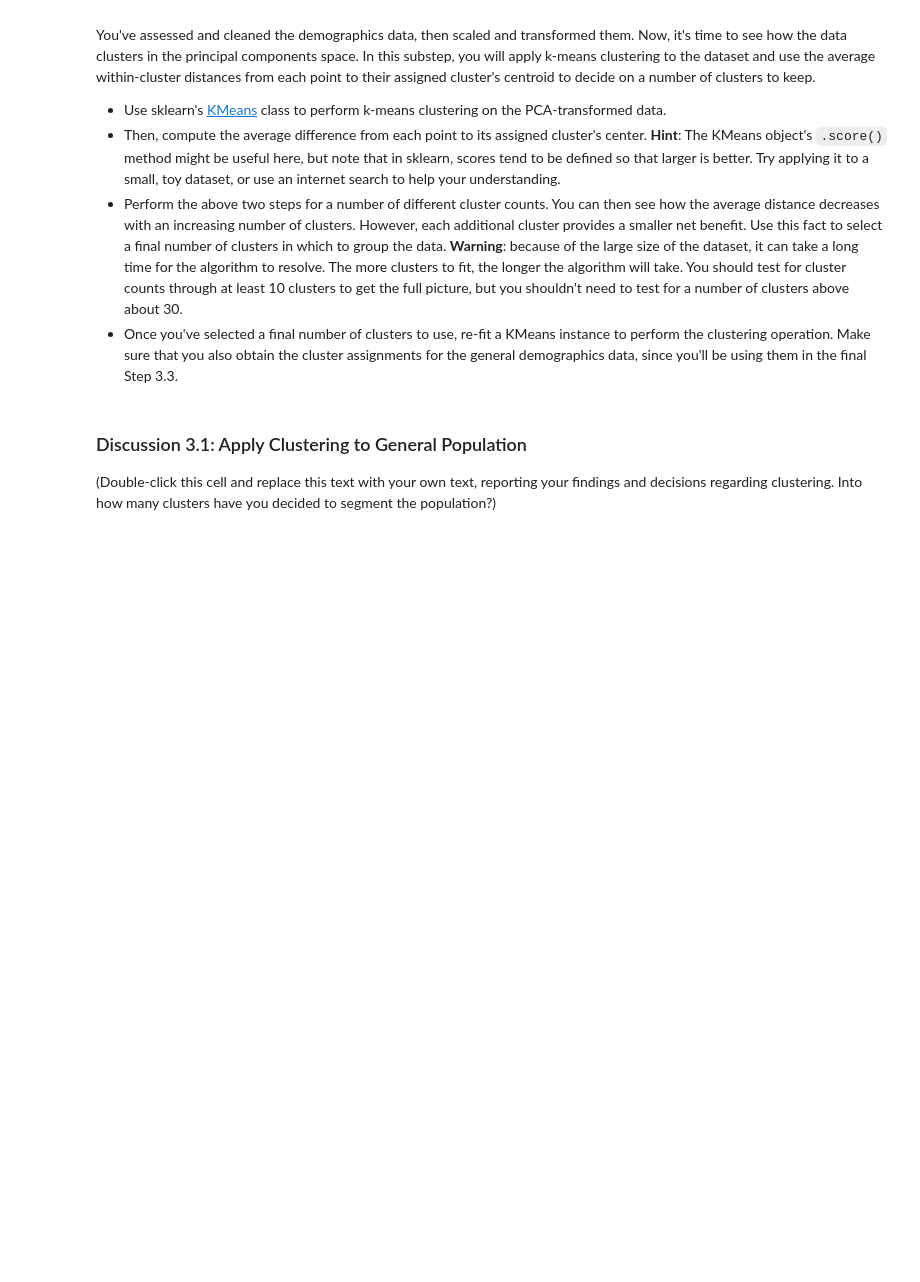
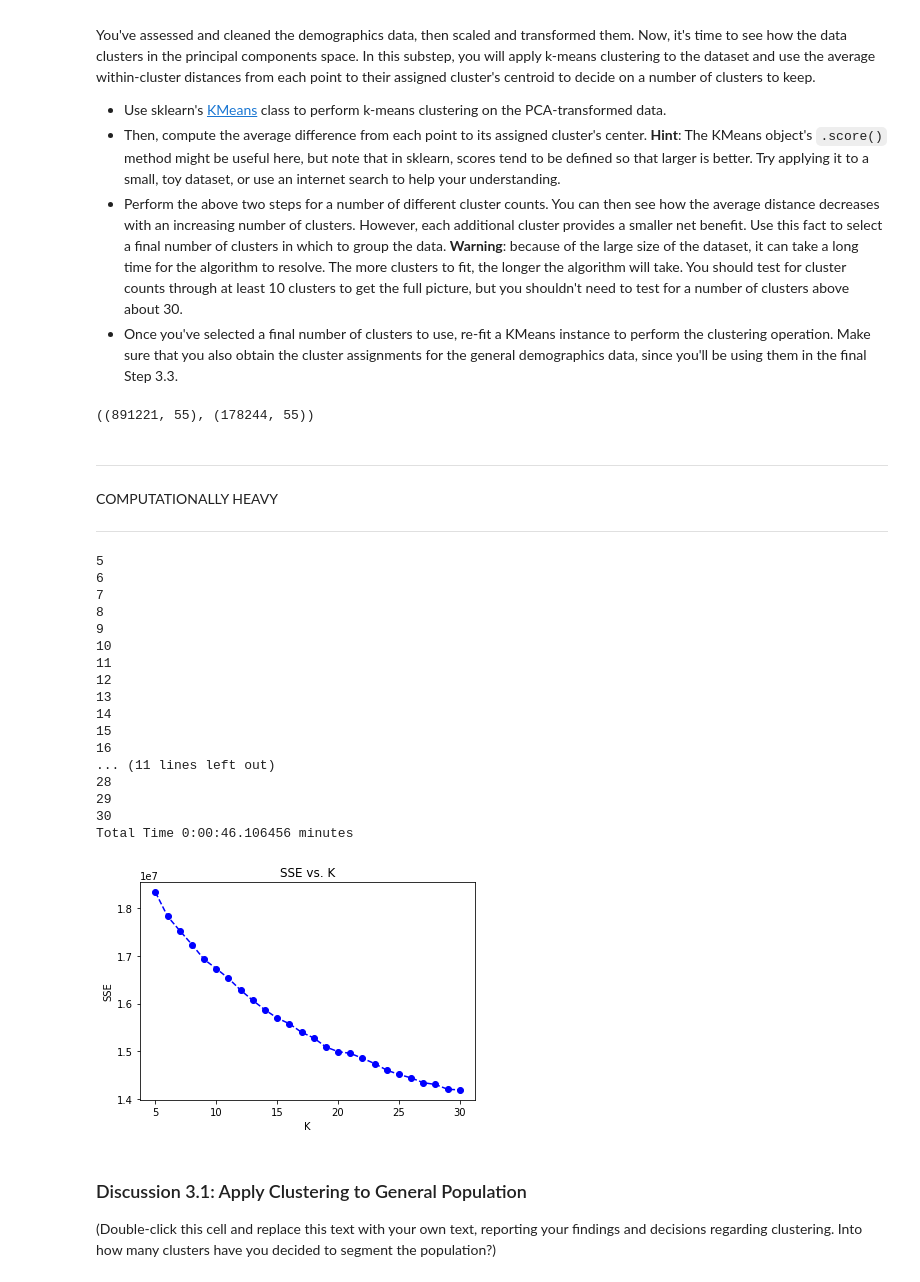
Before and after one commit to marooned20/identify-customer-segments, a Jupyter notebook: Identify_Customer_Segments.ipynb, the cells around one changed output. Drawn from its saved outputs; the diff is of its cells as text; code cells hidden in the pictures; blank space fills up the shorter version.

Commit message:
compute elbow plots

```diff
--- a/Identify_Customer_Segments.ipynb
+++ b/Identify_Customer_Segments.ipynb
@@ -831,0 +827,6 @@ You've assessed and cleaned the demographics data, then scaled and transformed t
+# %%
+# create subset - 20% of original data - https://stackoverflow.com/a/27815343
+pca_subset = X_pca_55[np.random.choice(X_pca_55.shape[0], int(X_pca_55.shape[0]*0.2), replace=False)]
+X_pca_55.shape, pca_subset.shape
+# %% [output]
+((891221, 55), (178244, 55))
@@ -831,0 +835,4 @@ You've assessed and cleaned the demographics data, then scaled and transformed t
+# %% [markdown]
+*************************************************************
+COMPUTATIONALLY HEAVY
+*************************************************************
@@ -832,3 +841,46 @@ You've assessed and cleaned the demographics data, then scaled and transformed t
+# %%
+# Over a number of different cluster counts...run k-means clustering on the data and...compute the average within-cluster distances.
+start_time = datetime.datetime.now()
+centers = [i for i in range(5,31)]
+scores = []
+for i in centers:
+    print(i)
+    kmeans = KMeans(i)
+
+    # Then fit the model to your data using the fit method
+    model = kmeans.fit(pca_subset)
+
+    # score
+    score = abs(model.score(pca_subset))
+    scores.append(score)
+
+plt.plot(centers, scores, linestyle='--', marker='o', color='b');
+plt.xlabel('K');
+plt.ylabel('SSE');
+plt.title('SSE vs. K');
+
+end_time = datetime.datetime.now()
+t_delta = (end_time - start_time)/60
+print('Total Time {} minutes'.format(t_delta))
+# %% [output]
+5
+6
+7
+8
+9
+10
+11
+12
+13
+14
+15
+16
+... (11 lines left out)
+28
+29
+30
+Total Time 0:00:46.106456 minutes
+[figure, added]
 # %%
 # Re-fit the k-means model with the selected number of clusters and obtain
 # cluster predictions for the general population demographics data.
```
Also changed, not shown: parts of 8 cells of this notebook.
